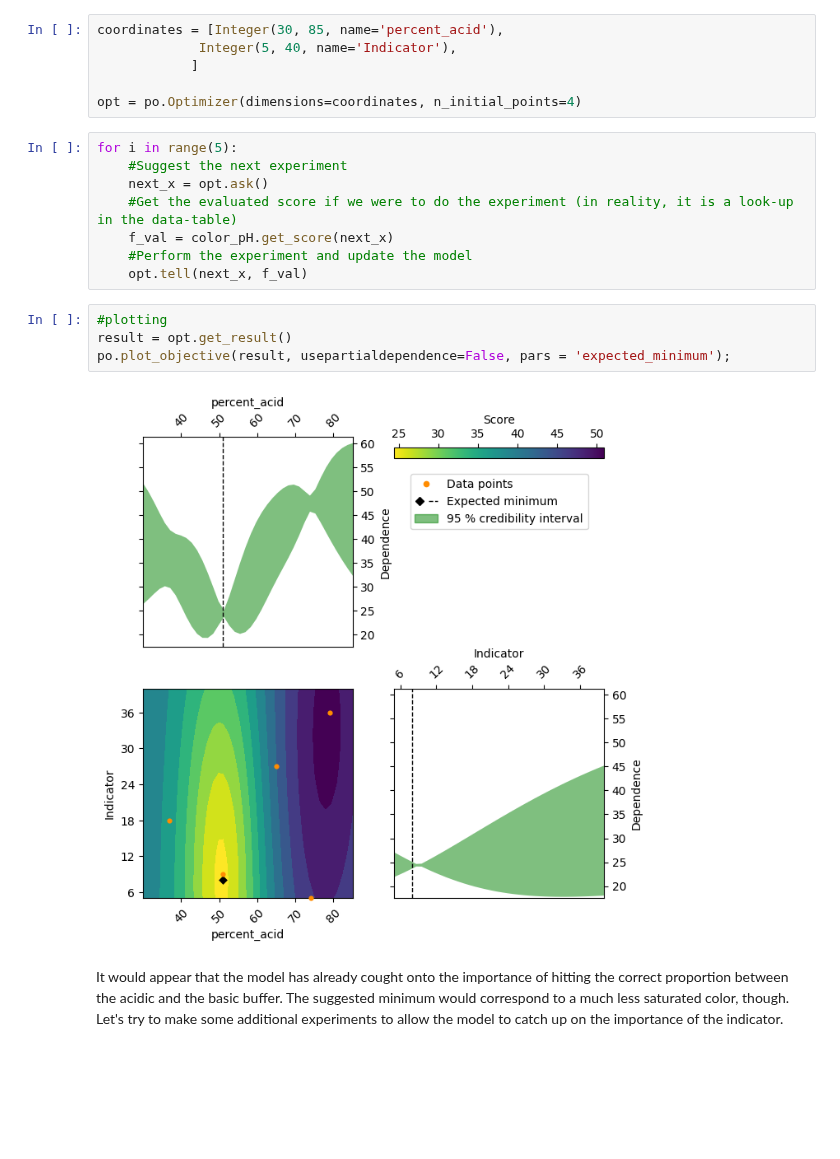
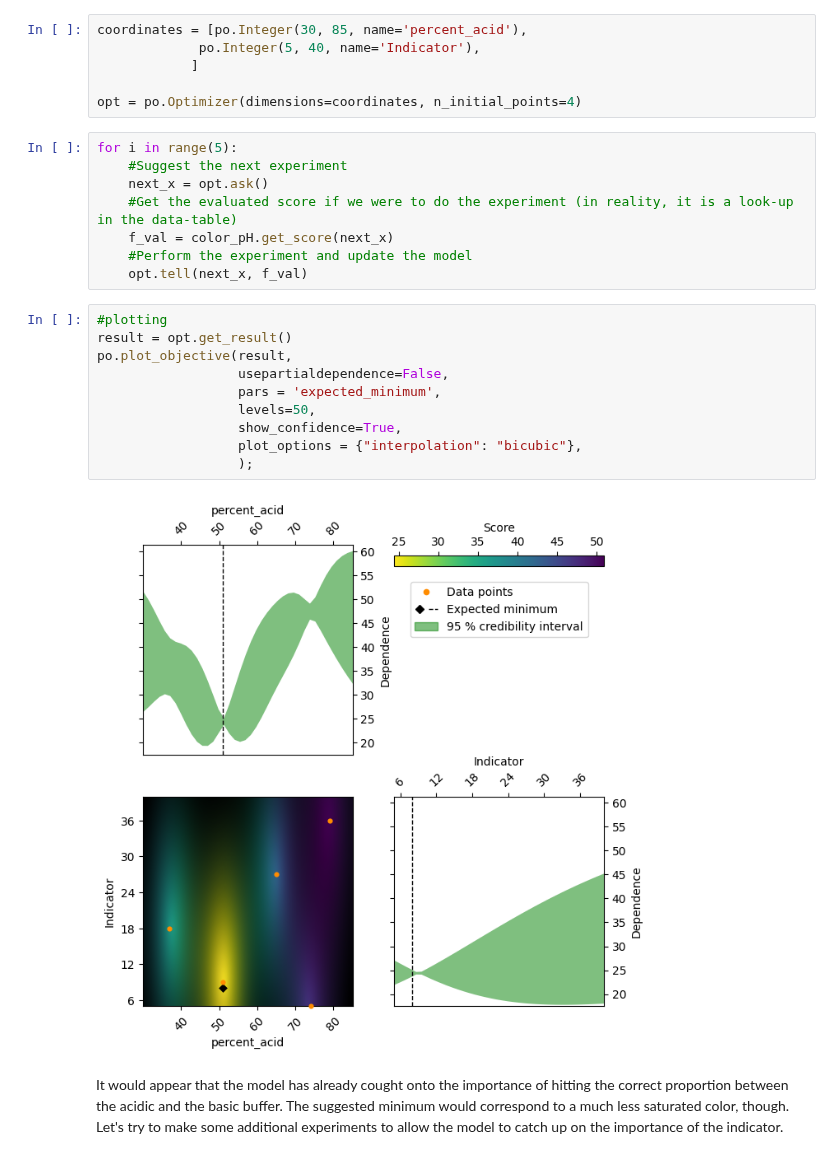
Before and after one commit to novonordisk-research/ProcessOptimizer, a Jupyter notebook: examples/design_qualifications/Model_systems_color_pH.ipynb, the cells around one changed output. Drawn from its saved outputs; the diff is of its cells as text; blank space fills up the shorter version.

Commit message:
Add 2s uncertainty to plots

```diff
--- a/examples/design_qualifications/Model_systems_color_pH.ipynb
+++ b/examples/design_qualifications/Model_systems_color_pH.ipynb
@@ -36,8 +36,8 @@ The given target, 'F8', is made by using a 50% acidic content with 30uL indicato
 # %% [markdown]
 ## Setting up the optimizer instance
 # %%
-coordinates = [Integer(30, 85, name='percent_acid'),
-             Integer(5, 40, name='Indicator'),
+coordinates = [po.Integer(30, 85, name='percent_acid'),
+             po.Integer(5, 40, name='Indicator'),
             ]
 
 opt = po.Optimizer(dimensions=coordinates, n_initial_points=4)
@@ -52,9 +52,15 @@ for i in range(5):
 # %%
 #plotting
 result = opt.get_result()
-po.plot_objective(result, usepartialdependence=False, pars = 'expected_minimum');
+po.plot_objective(result,
+                  usepartialdependence=False,
+                  pars = 'expected_minimum',
+                  levels=50,
+                  show_confidence=True,
+                  plot_options = {"interpolation": "bicubic"},
+                  );
 # %% [output]
-[figure, old version]
+[figure, new version]
 # %% [markdown]
 It would appear that the model has already cought onto the importance of hitting the correct proportion between the acidic and the basic buffer. The suggested minimum would correspond to a much less saturated color, though. <br>
 Let's try to make some additional experiments to allow the model to catch up on the importance of the indicator.
```
Also changed, not shown: parts of 5 cells of this notebook.
